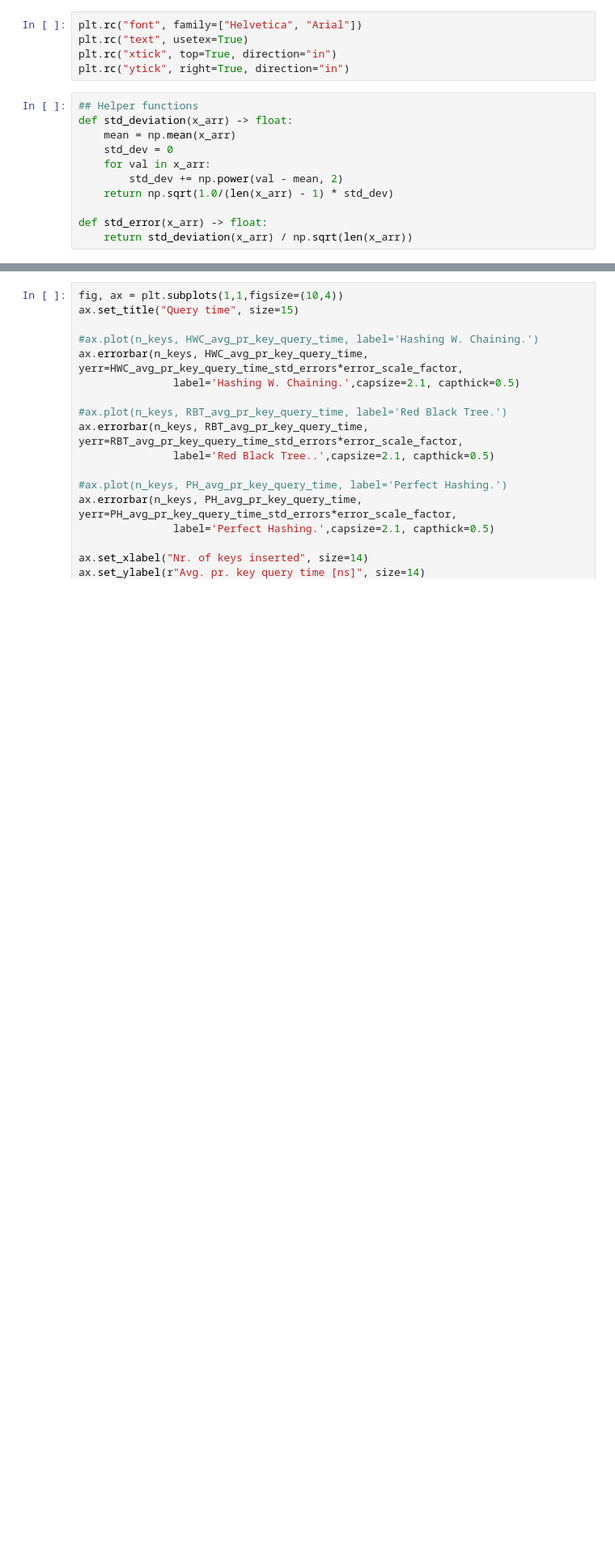
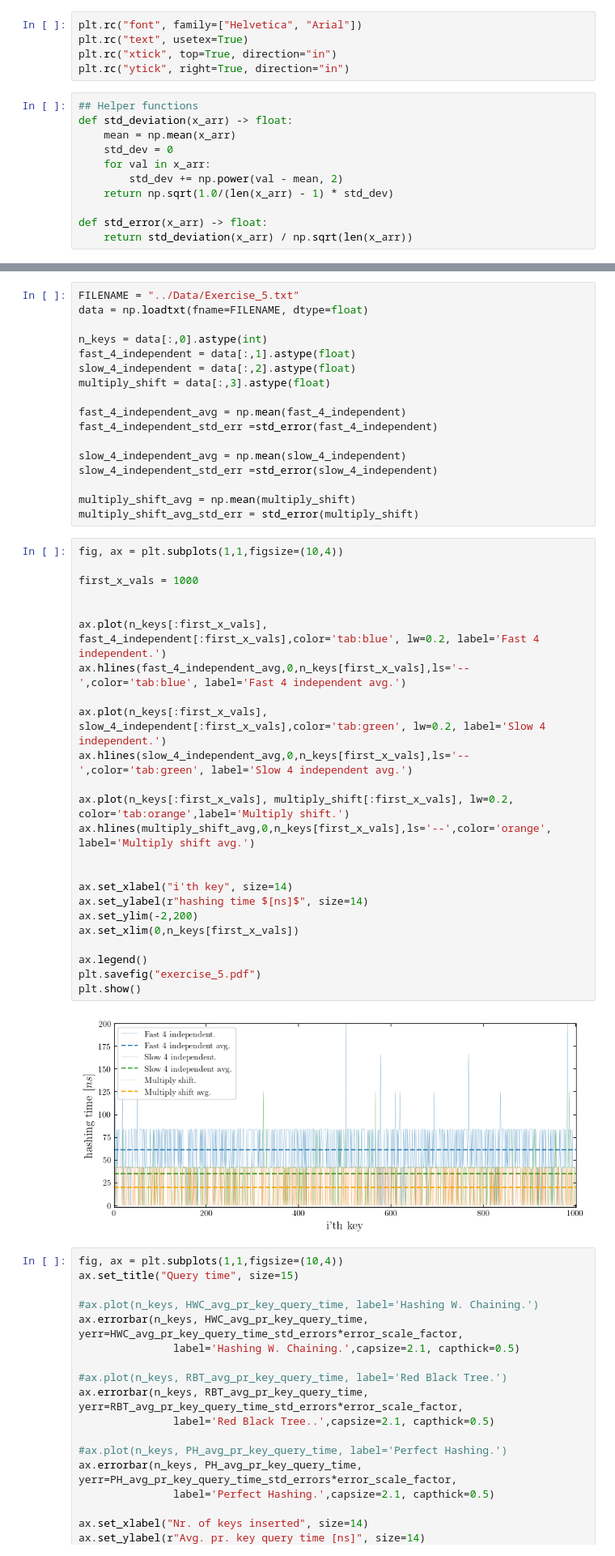
Before and after one commit to seba2390/RandomizedAlgorithms2023, a Jupyter notebook: Project 2/DataVisualization/Plotting.ipynb, the cells around one changed output, grey strips where cells are left out. Shown at 81% size. Drawn from its saved outputs; the diff is of its cells as text; blank space fills up the shorter version.

```diff
--- a/Project 2/DataVisualization/Plotting.ipynb
+++ b/Project 2/DataVisualization/Plotting.ipynb
@@ -147,3 +21,46 @@ plt.show()
+# %%
+FILENAME = "../Data/Exercise_5.txt"
+data = np.loadtxt(fname=FILENAME, dtype=float)
+
+n_keys = data[:,0].astype(int)
+fast_4_independent = data[:,1].astype(float)
+slow_4_independent = data[:,2].astype(float)
+multiply_shift = data[:,3].astype(float)
+
+fast_4_independent_avg = np.mean(fast_4_independent)
+fast_4_independent_std_err =std_error(fast_4_independent)
+
+slow_4_independent_avg = np.mean(slow_4_independent)
+slow_4_independent_std_err =std_error(slow_4_independent)
+
+multiply_shift_avg = np.mean(multiply_shift)
+multiply_shift_avg_std_err = std_error(multiply_shift)
+# %%
+fig, ax = plt.subplots(1,1,figsize=(10,4))
+
+first_x_vals = 1000
+
+
+ax.plot(n_keys[:first_x_vals], fast_4_independent[:first_x_vals],color='tab:blue', lw=0.2, label='Fast 4 independent.')
+ax.hlines(fast_4_independent_avg,0,n_keys[first_x_vals],ls='--',color='tab:blue', label='Fast 4 independent avg.')
+
+ax.plot(n_keys[:first_x_vals], slow_4_independent[:first_x_vals],color='tab:green', lw=0.2, label='Slow 4 independent.')
+ax.hlines(slow_4_independent_avg,0,n_keys[first_x_vals],ls='--',color='tab:green', label='Slow 4 independent avg.')
+
+ax.plot(n_keys[:first_x_vals], multiply_shift[:first_x_vals], lw=0.2, color='tab:orange',label='Multiply shift.')
+ax.hlines(multiply_shift_avg,0,n_keys[first_x_vals],ls='--',color='orange', label='Multiply shift avg.')
+
+
+ax.set_xlabel("i'th key", size=14)
+ax.set_ylabel(r"hashing time $[ns]$", size=14)
+ax.set_ylim(-2,200)
+ax.set_xlim(0,n_keys[first_x_vals])
+
+ax.legend()
+plt.savefig("exercise_5.pdf")
+plt.show()
+# %% [output]
+[figure, added]
 # %%
 fig, ax = plt.subplots(1,1,figsize=(10,4))
 ax.set_title("Query time", size=15)
```
Also changed, not shown: parts of 5 cells of this notebook, 13 other files.
